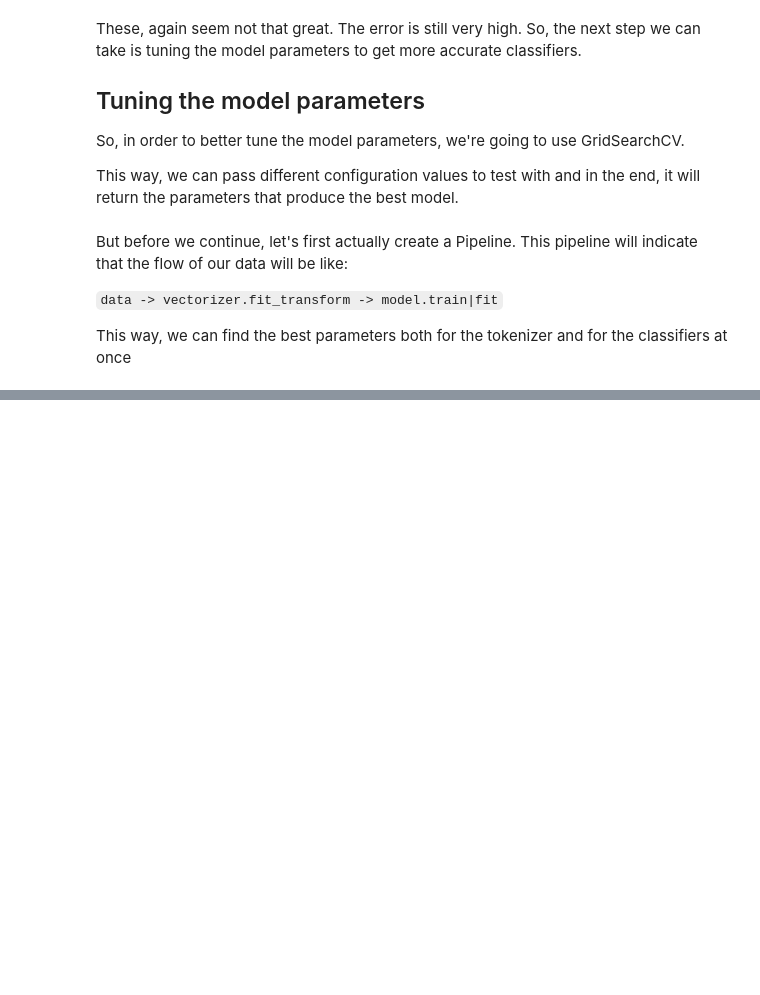
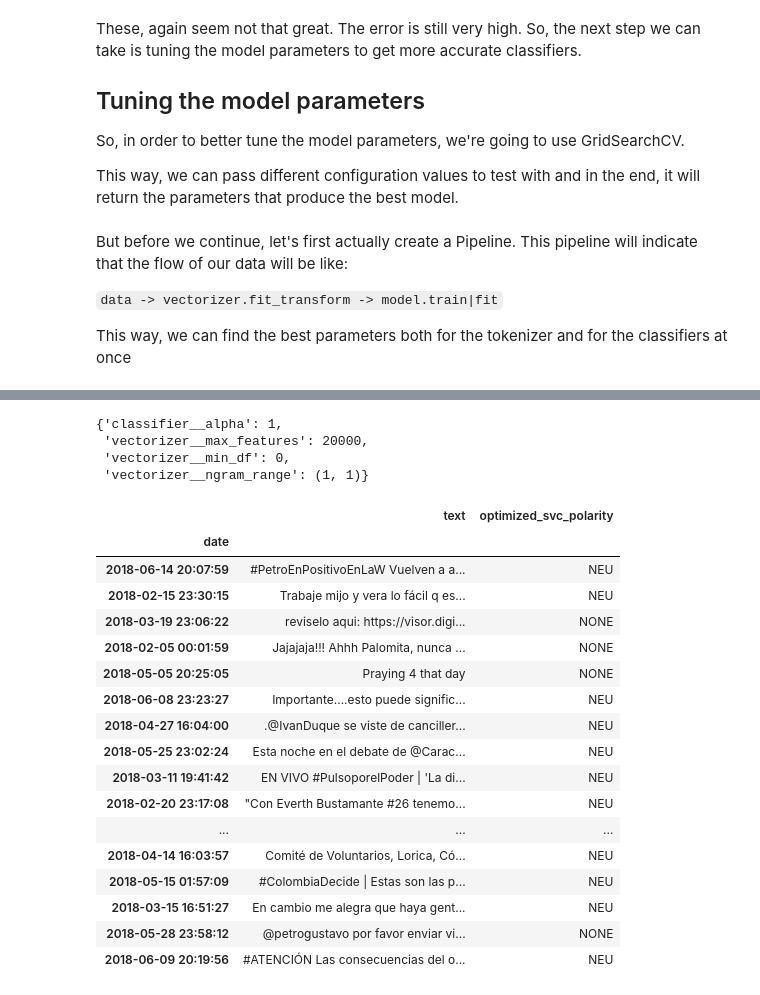
Before and after one commit to sbacarob/defamation-on-colombian-electoral-campaigns, a Jupyter notebook: pos_tagging_and_sentiment_analysis.ipynb, the cells around one changed output, grey strips where cells are left out. Saved outputs shown, nothing was run; the diff lists cells and outputs as text; code cells hidden in the pictures; blank space fills up the shorter version.

```diff
--- a/pos_tagging_and_sentiment_analysis.ipynb
+++ b/pos_tagging_and_sentiment_analysis.ipynb
@@ -1073,15 +1111,19 @@ svc_grid_search.fit(final_corpus['content'], final_corpus['polarity'])
 # %%
 # We create the model with the best params
 model = LinearSVC(
+    C=.2,
+    loss='hinge',
+    max_iter=500
 )
 
 # And we create the vectorizer with the best params
 vectorizer = CountVectorizer(
-
+    max_features=10000,
+    min_df=10,
+    ngram_range=(1, 3)
 )
 
 fitted = vectorizer.fit_transform(final_corpus.content)
-fitted_as_array = fitted.toarray()
 # %%
 from sklearn.cross_validation import cross_val_score
 
@@ -1097,7 +1141,7 @@ scores.mean()
 # %%
 model.fit(fitted, final_corpus['polarity'])
 
-fitted_tweets = vectoizer.fit_transform(df['text'])
+fitted_tweets = vectorizer.fit_transform(df['text'])
 df['optimized_svc_polarity'] = model.predict(fitted_tweets)
 # %%
 df.sample(20)[['text', 'optimized_svc_polarity']]
@@ -1103,0 +1167,47 @@ df.sample(20)[['text', 'optimized_svc_polarity']]
+# %%
+nb_grid_search.best_params_
+# %% [output]
+{'classifier__alpha': 1,
+ 'vectorizer__max_features': 20000,
+ 'vectorizer__min_df': 0,
+ 'vectorizer__ngram_range': (1, 1)}
+# %%
+# We create the model with the best params
+model = MultinomialNB(
+    alpha=1
+)
+
+# And we create the vectorizer with the best params
+vectorizer = CountVectorizer(
+    max_features=20000,
+    min_df=0,
+    ngram_range=(1, 1)
+)
+
+fitted = vectorizer.fit_transform(final_corpus.content)
+# %%
+model.fit(fitted, final_corpus['polarity'])
+
+fitted_tweets = vectorizer.fit_transform(df['text'])
+df['optimized_svc_polarity'] = model.predict(fitted_tweets)
+# %%
+df.sample(20)[['text', 'optimized_svc_polarity']]
+# %% [output]
+|  | text | optimized_svc_polarity |
+| date |  |  |
+| 2018-06-14 20:07:59 | #PetroEnPositivoEnLaW Vuelven a a... | NEU |
+| 2018-02-15 23:30:15 | Trabaje mijo y vera lo fácil q es... | NEU |
+| 2018-03-19 23:06:22 | reviselo aqui: https://visor.digi... | NONE |
+| 2018-02-05 00:01:59 | Jajajaja!!! Ahhh Palomita, nunca ... | NONE |
+| 2018-05-05 20:25:05 | Praying 4 that day | NONE |
+| 2018-06-08 23:23:27 | Importante....esto puede signific... | NEU |
+| 2018-04-27 16:04:00 | .@IvanDuque se viste de canciller... | NEU |
+| 2018-05-25 23:02:24 | Esta noche en el debate de @Carac... | NEU |
+| 2018-03-11 19:41:42 | EN VIVO #PulsoporelPoder | 'La di... | NEU |
+| 2018-02-20 23:17:08 | "Con Everth Bustamante #26 tenemo... | NEU |
+| ... | ... | ... |
+| 2018-04-14 16:03:57 | Comité de Voluntarios, Lorica, Có... | NEU |
+| 2018-05-15 01:57:09 | #ColombiaDecide | Estas son las p... | NEU |
+| 2018-03-15 16:51:27 | En cambio me alegra que haya gent... | NEU |
+| 2018-05-28 23:58:12 | @petrogustavo por favor enviar vi... | NONE |
+| 2018-06-09 20:19:56 | #ATENCIÓN Las consecuencias del o... | NEU |
```
Also changed, not shown: parts of 6 cells of this notebook.
